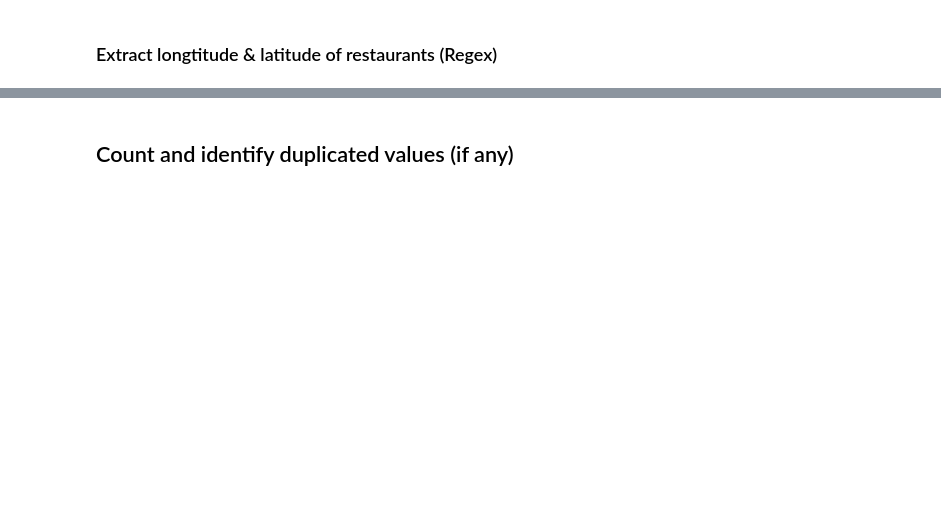
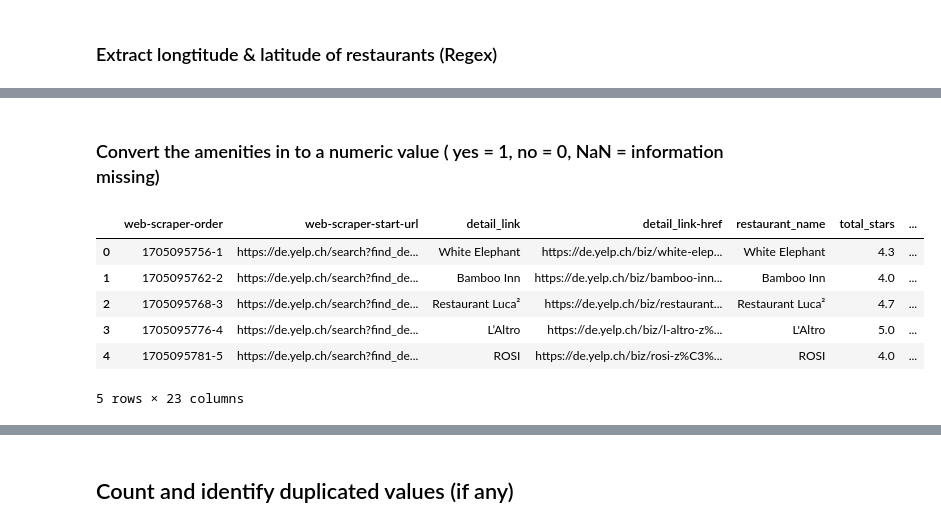
Before and after one commit to SherifXhemajli/data_analytics, a Jupyter notebook: 1_AT_Scraping/restaurant_data_preparation.ipynb, the cells around one changed output, grey strips where cells are left out. Drawn from its saved outputs; the diff is of its cells as text; code cells hidden in the pictures; blank space fills up the shorter version.

```diff
--- a/1_AT_Scraping/restaurant_data_preparation.ipynb
+++ b/1_AT_Scraping/restaurant_data_preparation.ipynb
@@ -134,0 +123,47 @@ Name: reservation_status, dtype: float64
+# %% [markdown]
+### Convert the amenities in to a numeric value ( yes = 1, no = 0, NaN = information missing)
+# %%
+# All current amenities are as a single string in the csv file
+common_amenities = [
+    ("Reservationen möglich", "Keine Reservationen"),
+    ("Lieferung möglich", "Kein Lieferservice"),
+    ("Sitzplätze im Freien", "Keine Sitzplätze im Freien"),
+    ("Für Kinder geeignet", "Nicht für Kinder geeignet"),
+    ("Für Gruppen geeignet", "Nicht für Gruppen geeignet"),
+    ("TV", "Kein TV")
+]
+
+def check_amenities_presence(amenities, amenity_pairs):
+    if not isinstance(amenities, (list, str)):
+        return {}
+    results = {}
+    for positive, negative in amenity_pairs:
+        if positive in amenities:
+            results[positive] = 1
+        elif negative in amenities:
+            results[positive] = 0
+        else:
+            results[positive] = None
+    return results
+
+# Applying the function to the dataset and updating the DataFrame
+for amenity_pair in common_amenities:
+    positive_amenity = amenity_pair[0]
+    # Create a new column for each positive amenity
+    df[positive_amenity] = df['all_amenities'].apply(lambda x: check_amenities_presence(x, [amenity_pair]).get(positive_amenity))
+
+
+#rename columns
+
+df.rename(columns={'Reservationen möglich': 'takes_reservations', 'Lieferung möglich': 'delivery', 'Sitzplätze im Freien': 'outdoor_seating', 'Für Kinder geeignet': 'good_for_kids', 'Für Gruppen geeignet':'good_for_groups', 'TV': 'tv', 'adress':'address'}, inplace=True)
+
+# Displaying the first few rows of the updated DataFrame
+df.head()
+# %% [output]
+|  | web-scraper-order | web-scraper-start-url | detail_link | detail_link-href | restaurant_name | total_stars | ... |
+| 0 | 1705095756-1 | https://de.yelp.ch/search?find_de... | White Elephant | https://de.yelp.ch/biz/white-elep... | White Elephant | 4.3 | ... |
+| 1 | 1705095762-2 | https://de.yelp.ch/search?find_de... | Bamboo Inn | https://de.yelp.ch/biz/bamboo-inn... | Bamboo Inn | 4.0 | ... |
+| 2 | 1705095768-3 | https://de.yelp.ch/search?find_de... | Restaurant Luca² | https://de.yelp.ch/biz/restaurant... | Restaurant Luca² | 4.7 | ... |
+| 3 | 1705095776-4 | https://de.yelp.ch/search?find_de... | L’Altro | https://de.yelp.ch/biz/l-altro-z%... | L'Altro | 5.0 | ... |
+| 4 | 1705095781-5 | https://de.yelp.ch/search?find_de... | ROSI | https://de.yelp.ch/biz/rosi-z%C3%... | ROSI | 4.0 | ... |
+5 rows × 23 columns
```
Also changed, not shown: parts of 13 cells of this notebook, 7 other files.
